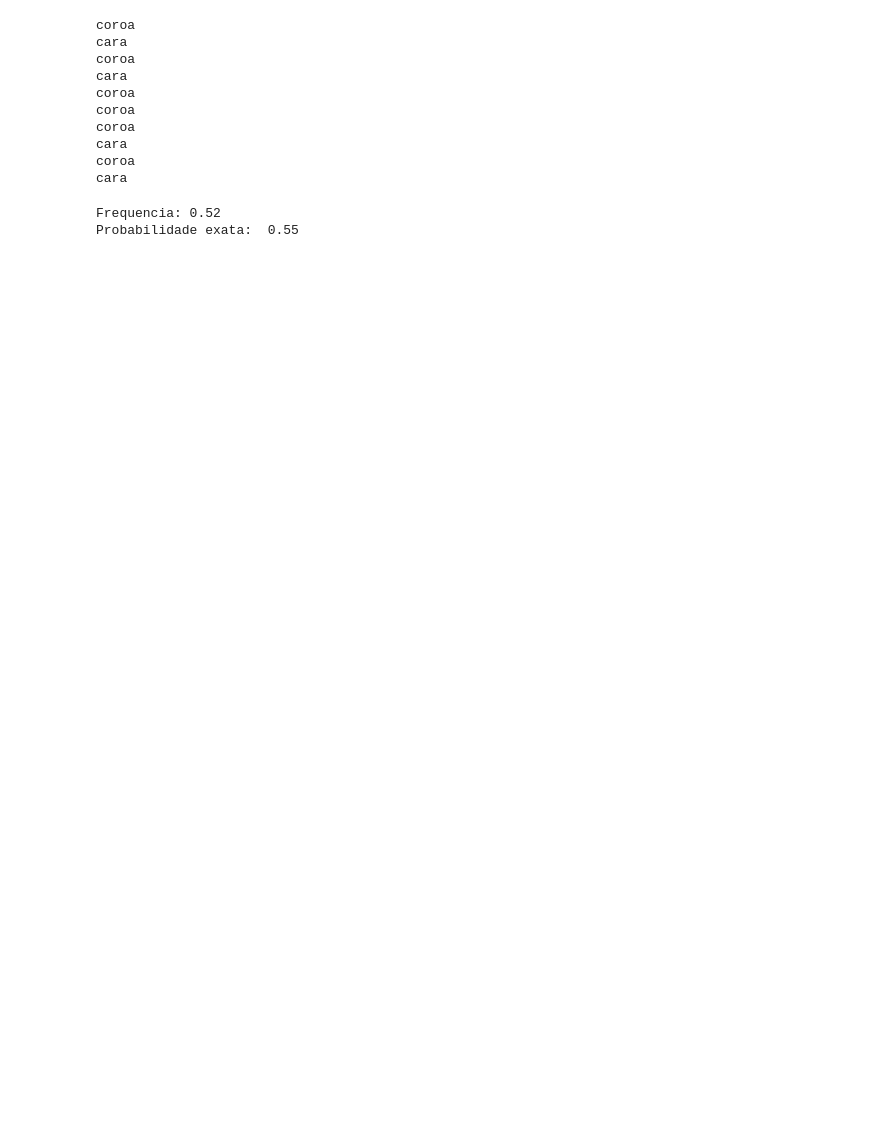
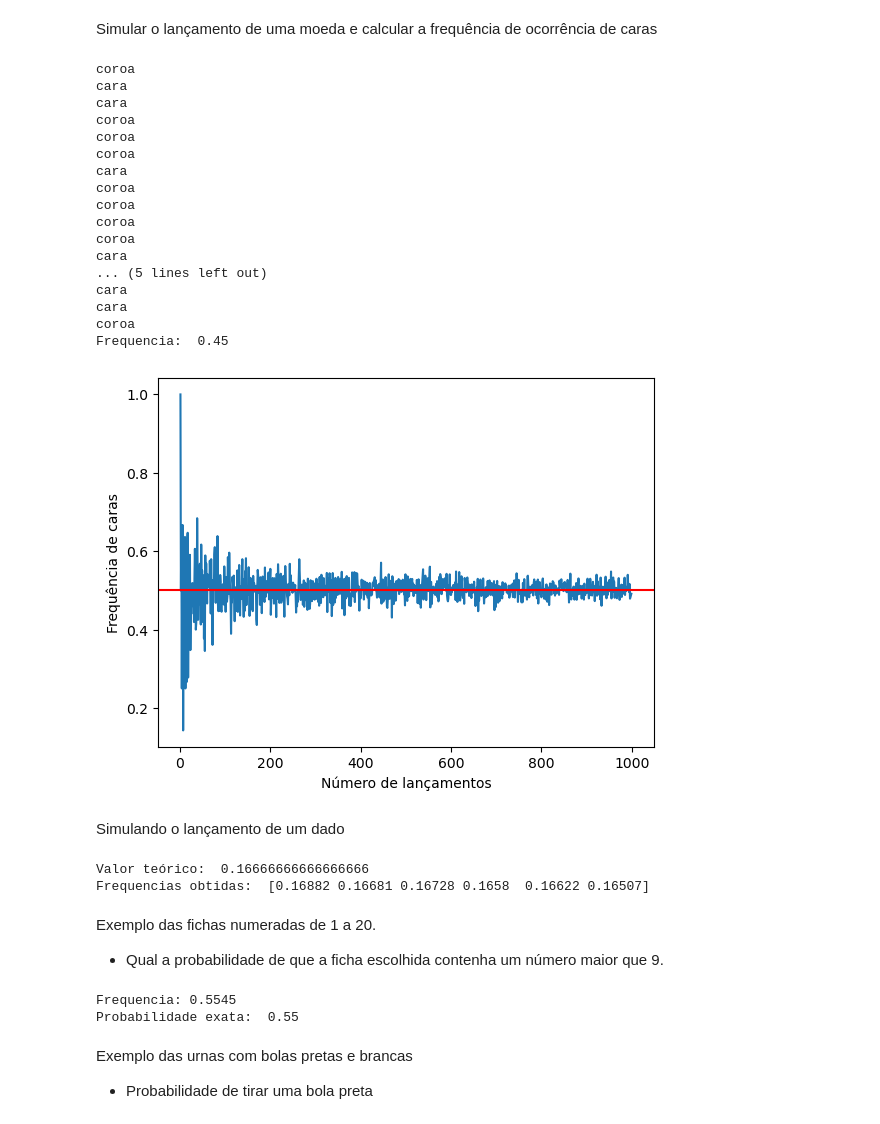
Before and after one commit to BiaOliveira558/probability-statistics-datascience, a Jupyter notebook: notebooks/Probabilidade_Aula1.ipynb, the cells around one changed output. Drawn from its saved outputs; the diff is of its cells as text; code cells hidden in the pictures; blank space fills up the shorter version.

```diff
--- a/notebooks/Probabilidade_Aula1.ipynb
+++ b/notebooks/Probabilidade_Aula1.ipynb
@@ -3,25 +5,80 @@ import random
+# %% [markdown]
+Simular o lançamento de uma moeda e calcular a frequência de ocorrência de caras
 # %%
 moeda = ['cara','coroa']
-for i in range(0,10):
+fc = 0
+n = 20
+for i in range(0,n):
     saida = random.choice(moeda)
+    if(saida == 'cara'):
+        fc = fc + 1
     print(saida)
+print('Frequencia: ',fc/n)
 # %% [output]
 coroa
 cara
-coroa
 cara
 coroa
 coroa
 coroa
 cara
 coroa
+coroa
+coroa
+coroa
 cara
+... (5 lines left out)
+cara
+cara
+coroa
+Frequencia:  0.45
+# %%
+# Variando o número de variações
+# Quanto maior o numero de variaçoes ou seja do número de experimentos, mais a probabilidade converte para o teórico
+
+moeda = ['cara',  'coroa']
+p = 0.5
+lcaras = []
+ln = []
+for n in range(1,1000):
+  ncaras = 0
+  for i in range(0,n):
+    face = np.random.choice(moeda)
+    if face == 'cara':
+      ncaras = ncaras + 1
+  fa = ncaras/n
+  lcaras.append(fa)
+  ln.append(n)
+plt.plot(ln,lcaras)
+plt.axhline(y=p, color='r', linestyle='-')
+plt.xlabel('Número de lançamentos')
+plt.ylabel('Frequência de caras')
+plt.show()
+# %% [output]
+[figure, added]
+# %% [markdown]
+Simulando o lançamento de um dado
+# %%
+dado = [1,2,3,4,5,6]
+n = 100000
+vfaces = np.zeros(6)
+for i in range(0,n):
+    face = np.random.choice(dado)
+    vfaces[face - 1] = vfaces[face - 1] + 1
+print('Valor teórico: ',1/6)
+print("Frequencias obtidas: ", vfaces/n)
+# %% [output]
+Valor teórico:  0.16666666666666666
+Frequencias obtidas:  [0.16882 0.16681 0.16728 0.1658  0.16622 0.16507]
+# %% [markdown]
+Exemplo das fichas numeradas de 1 a 20.
+- Qual a probabilidade de que a ficha escolhida contenha um número maior que 9.
 # %%
 n = 20
 urna = range(1,n+1)
 valor = 9
 f = 0
-ns = 100
+ns = 10000
 for i in range (0,ns):
     ficha = random.choice(urna)
     if(ficha> valor):
@@ -29,7 +86,10 @@ for i in range (0,ns):
 print('Frequencia:',f/ns)
 print('Probabilidade exata: ', len(range(valor+1,n+1))/n)
 # %% [output]
-Frequencia: 0.52
+Frequencia: 0.5545
 Probabilidade exata:  0.55
+# %% [markdown]
+Exemplo das urnas com bolas pretas e brancas
+- Probabilidade de tirar uma bola preta
 # %%
 urna = ['B']*3000 + ['P']*2000
```
Also changed, not shown: parts of 2 cells of this notebook, 2 other files.
